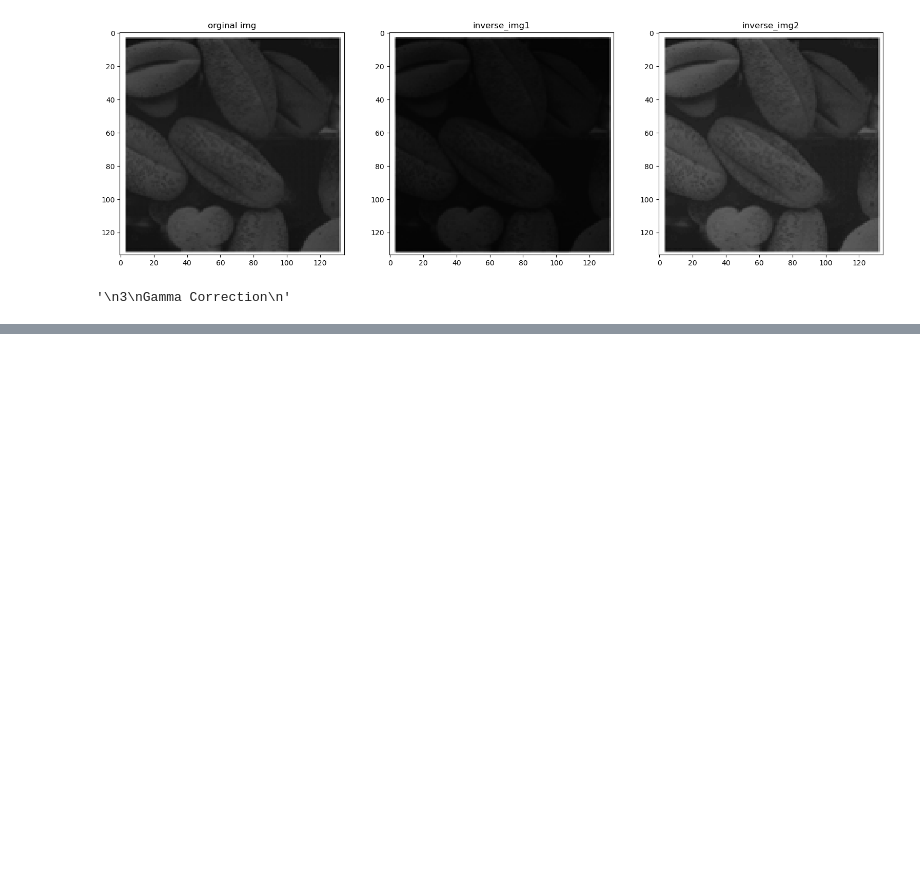
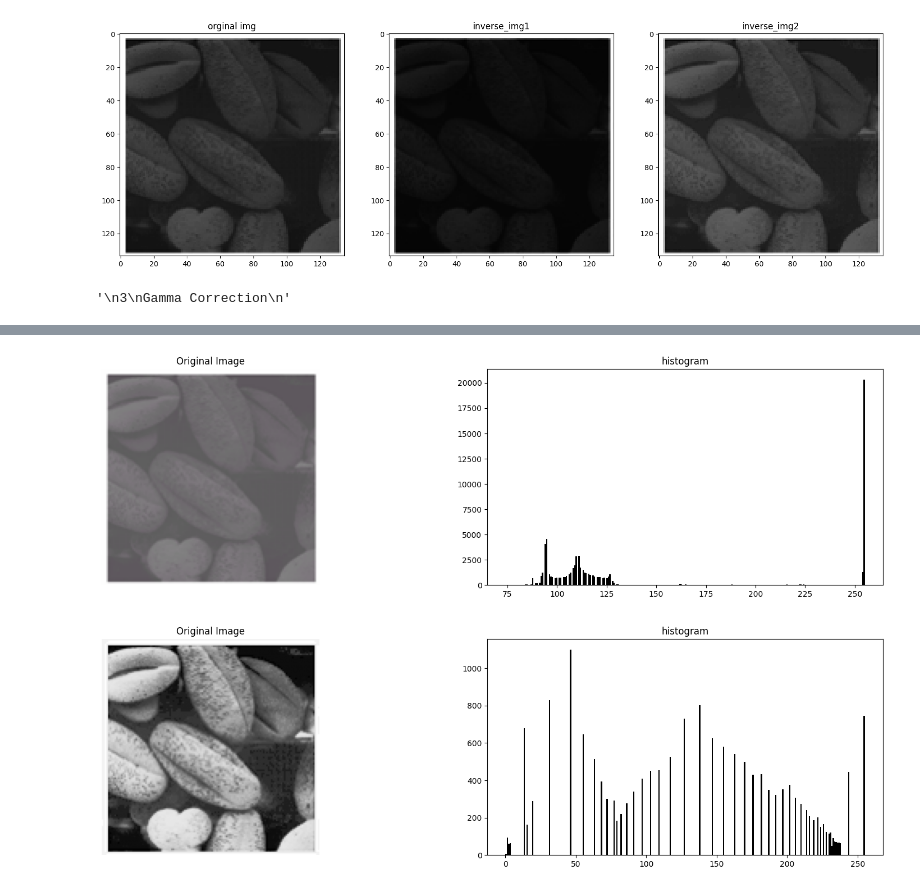
Before and after one commit to engmohamed-emad/img_labs, a Jupyter notebook: Lab4/Lab4_STD.ipynb, the cells around one changed output, grey strips where cells are left out. Saved outputs shown, nothing was run; the diff lists cells and outputs as text; code cells hidden in the pictures; blank space fills up the shorter version.

```diff
--- a/Lab4/Lab4_STD.ipynb
+++ b/Lab4/Lab4_STD.ipynb
@@ -104,9 +104,46 @@ showHist(converted_img)
-# %%
-'''
-4 Histogram Eq.
-Note: Histogram function of skimage returns only present intensity values not all 255
-You can use showHist function from commonfunctions file
-'''
-
-def getImageWithHist(name,ext,nbins=256):
-    pass
+# %%
+'''
+4 Histogram Eq.
+Note: Histogram function of skimage returns only present intensity values not all 255
+You can use showHist function from commonfunctions file
+'''
+def showWithHist(image,nbins=256):
+      img= image
+      plt.figure(figsize=(20,5))
+      plt.subplot(1,2,1)
+      plt.title('Original Image')
+      plt.axis('off')
+      plt.imshow(img,cmap='gray')
+      plt.subplot(1,2,2)
+      plt.title('histogram')
+      plt.hist(img.ravel(),bins=nbins,color='black')
+      #hist, bins = exposure.histogram(img, nbins=nbins)
+      #plt.plot(bins,hist,color='black')
+
+def getImageWithHist(image,nbins=256):
+      img= image
+      img=img[:,:,:3]
+      if len(img.shape) == 3 :
+        img = rgb2gray(img)
+        img = (img * (nbins-1)).astype(np.uint8)
+      N, M = img.shape
+      G = nbins
+      H = np.zeros(G, dtype=int)
+      for value in img.flatten():
+         H[value] += 1
+      H_c = np.cumsum(H)
+      T = np.round((G - 1) * H_c / (N * M))
+      equalized_img = np.zeros_like(img)
+      for i in range(N):
+         for j in range(M):
+            equalized_img[i, j] = T[img[i, j]]
+      return equalized_img
+
+nbins=256
+img=io.imread('./imgs/Picture2.png')
+showWithHist(img,nbins)
+equalized_img=getImageWithHist(img,nbins)
+showWithHist(equalized_img,nbins)
+# %% [output]
+[figure, added]
+[figure, added]
```
Also changed, not shown: parts of 1 cell of this notebook, 2 other files.
